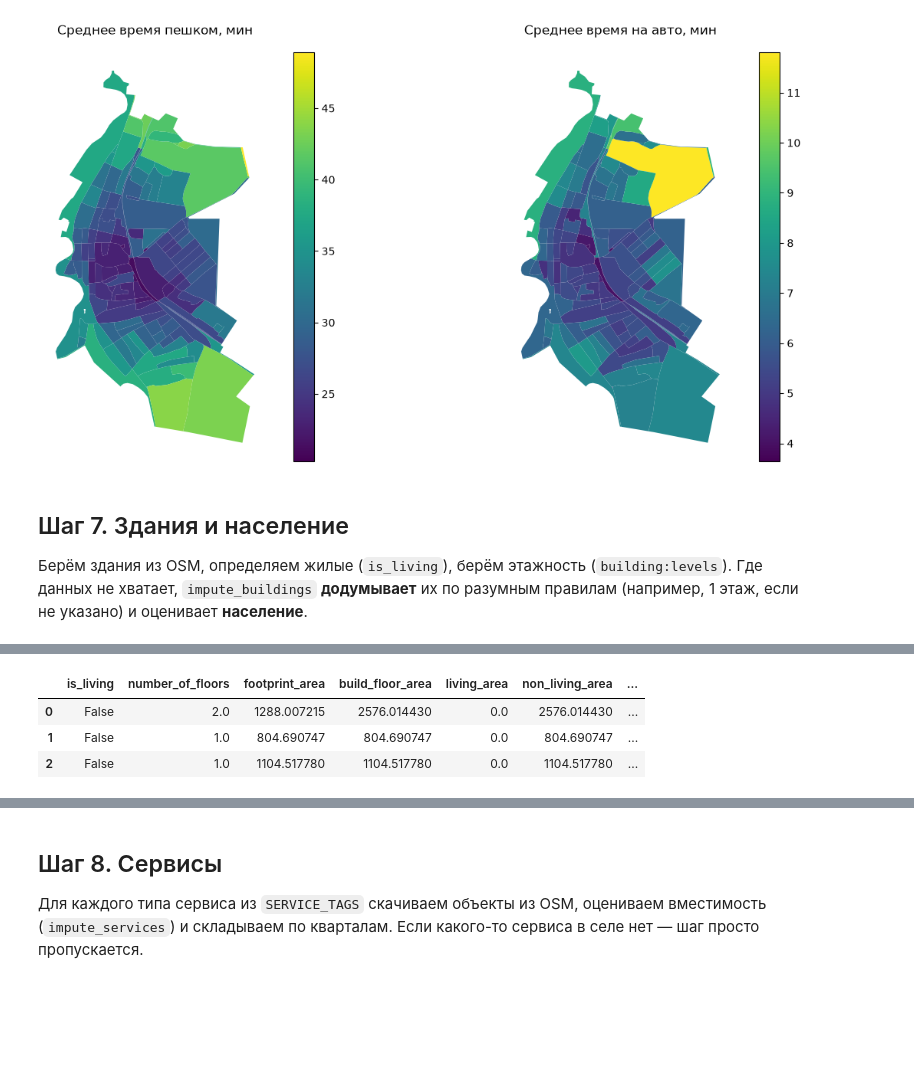
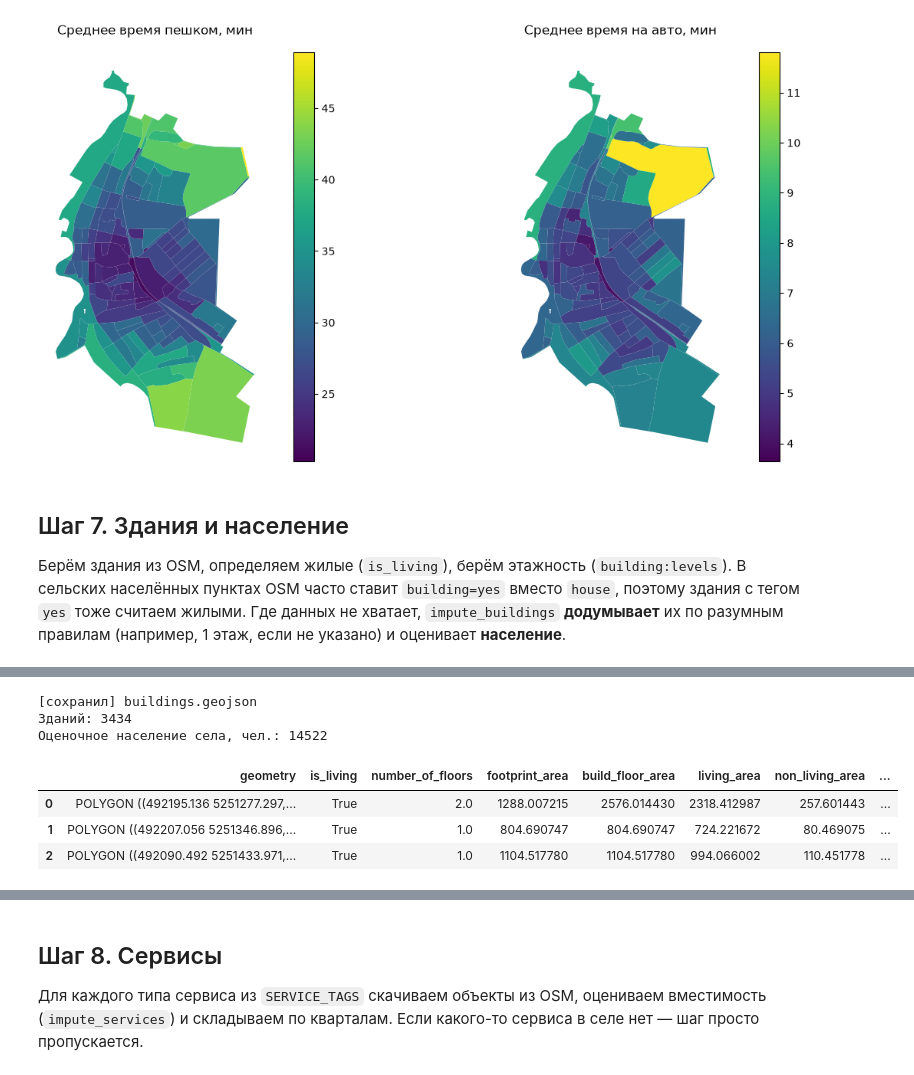
Before and after one commit to OlesyaValukhova/urban-vibe-coding-practice, a Jupyter notebook: examples/blocksnet_pokrovskoe.ipynb, the cells around one changed output, grey strips where cells are left out. Saved outputs shown, nothing was run; the diff lists cells and outputs as text; code cells hidden in the pictures; blank space fills up the shorter version.

```diff
--- a/examples/blocksnet_pokrovskoe.ipynb
+++ b/examples/blocksnet_pokrovskoe.ipynb
@@ -479,6 +479,8 @@ plt.tight_layout();
 ## Шаг 7. Здания и население
 
 Берём здания из OSM, определяем жилые (`is_living`), берём этажность (`building:levels`).
+В сельских населённых пунктах OSM часто ставит `building=yes` вместо `house`,
+поэтому здания с тегом `yes` тоже считаем жилыми.
 Где данных не хватает, `impute_buildings` **додумывает** их по разумным правилам
 (например, 1 этаж, если не указано) и оценивает **население**.
 # %%
@@ -490,7 +492,12 @@ def build_buildings():
         raise ValueError("В OSM нет зданий")
     gdf = gdf.reset_index(drop=True)
 
-    is_living_tags = ["residential", "house", "apartments", "detached", "terrace", "dormitory"]
+    # В сельских населённых пунктах OSM часто помечает дома просто building=yes,
+    # поэтому такие здания тоже считаем жилыми.
+    is_living_tags = [
+        "residential", "house", "apartments", "detached",
+        "terrace", "dormitory", "yes",
+    ]
     gdf["is_living"] = gdf["building"].apply(lambda b: b in is_living_tags)
 
     if "building:levels" in gdf.columns:
@@ -511,7 +520,10 @@ buildings.head(3)
+[сохранил] buildings.geojson
+Зданий: 3434
+Оценочное население села, чел.: 14522
-|  | is_living | number_of_floors | footprint_area | build_floor_area | living_area | non_living_area | ... |
-| 0 | False | 2.0 | 1288.007215 | 2576.014430 | 0.0 | 2576.014430 | ... |
-| 1 | False | 1.0 | 804.690747 | 804.690747 | 0.0 | 804.690747 | ... |
-| 2 | False | 1.0 | 1104.517780 | 1104.517780 | 0.0 | 1104.517780 | ... |
+|  | geometry | is_living | number_of_floors | footprint_area | build_floor_area | living_area | non_living_area | ... |
+| 0 | POLYGON ((492195.136 5251277.297,... | True | 2.0 | 1288.007215 | 2576.014430 | 2318.412987 | 257.601443 | ... |
+| 1 | POLYGON ((492207.056 5251346.896,... | True | 1.0 | 804.690747 | 804.690747 | 724.221672 | 80.469075 | ... |
+| 2 | POLYGON ((492090.492 5251433.971,... | True | 1.0 | 1104.517780 | 1104.517780 | 994.066002 | 110.451778 | ... |
 # %%
 from blocksnet.blocks.aggregation import aggregate_objects
 
```
Also changed, not shown: parts of 7 cells of this notebook, 23 other files.
